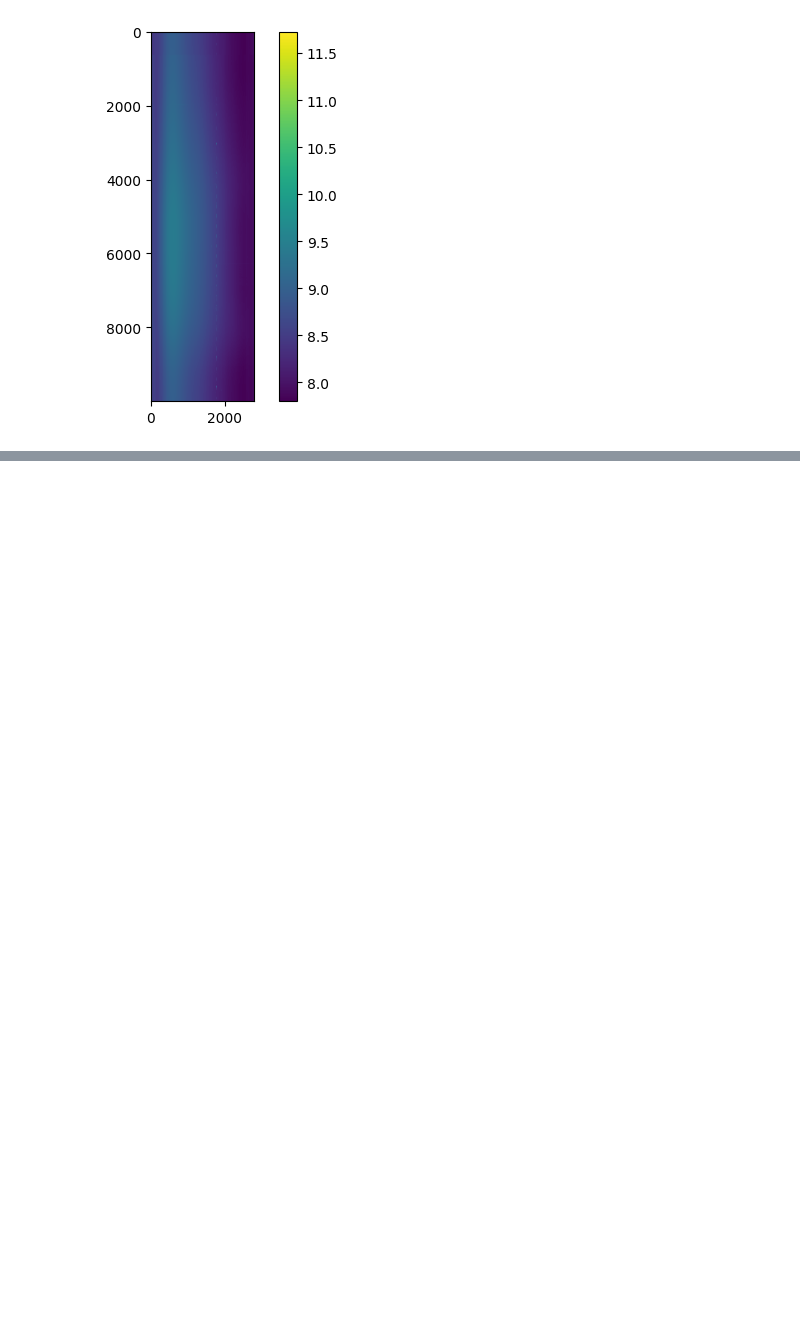
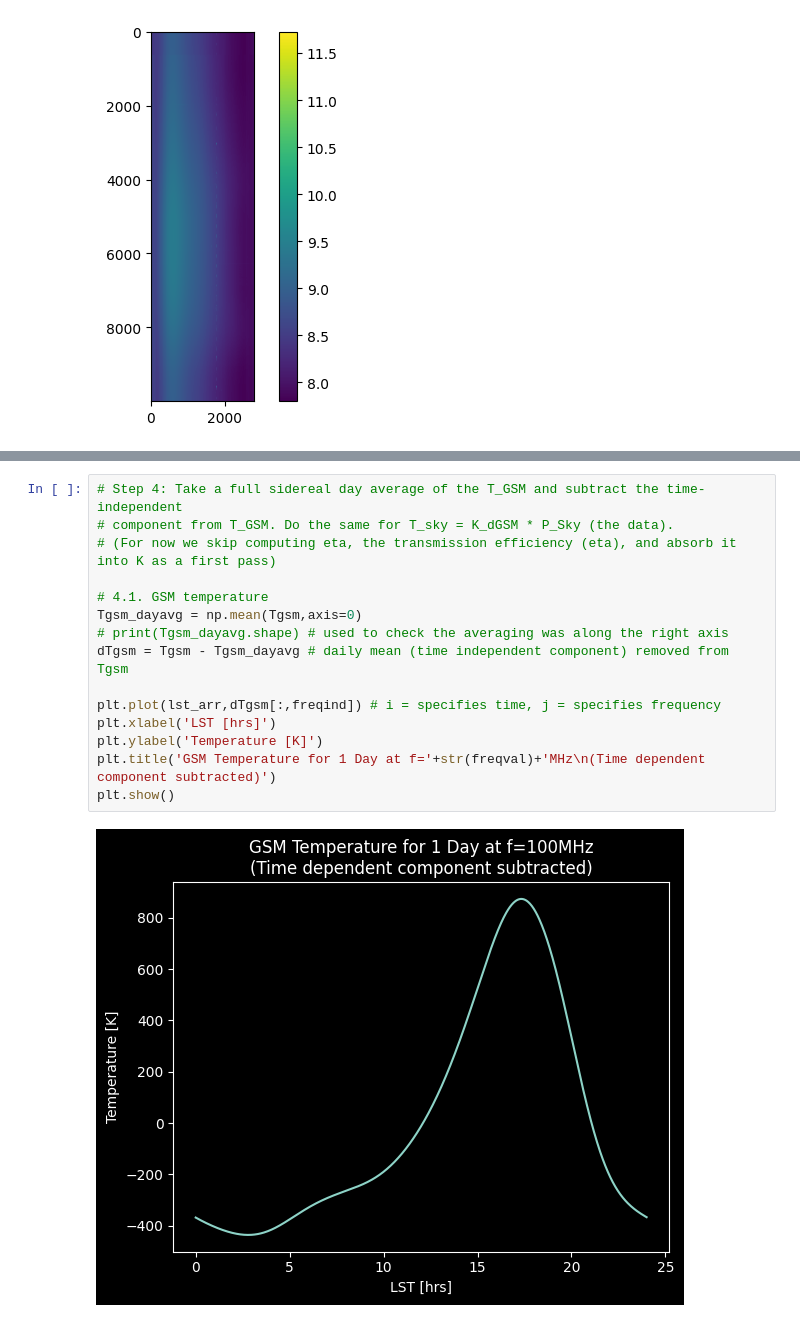
Before and after one commit to PRIZM-Experiment/prizm-calibration, a Jupyter notebook: LaurieExploration.ipynb, the cells around one changed output, grey strips where cells are left out. Drawn from its saved outputs; the diff is of its cells as text; blank space fills up the shorter version.

```diff
--- a/LaurieExploration.ipynb
+++ b/LaurieExploration.ipynb
@@ -180,0 +354,17 @@ plt.show()
+# %%
+# Step 4: Take a full sidereal day average of the T_GSM and subtract the time-independent
+# component from T_GSM. Do the same for T_sky = K_dGSM * P_Sky (the data).
+# (For now we skip computing eta, the transmission efficiency (eta), and absorb it into K as a first pass)
+
+# 4.1. GSM temperature
+Tgsm_dayavg = np.mean(Tgsm,axis=0)
+# print(Tgsm_dayavg.shape) # used to check the averaging was along the right axis
+dTgsm = Tgsm - Tgsm_dayavg # daily mean (time independent component) removed from Tgsm
+
+plt.plot(lst_arr,dTgsm[:,freqind]) # i = specifies time, j = specifies frequency
+plt.xlabel('LST [hrs]')
+plt.ylabel('Temperature [K]')
+plt.title('GSM Temperature for 1 Day at f='+str(freqval)+'MHz\n(Time dependent component subtracted)')
+plt.show()
+# %% [output]
+[figure, added]
```
Also changed, not shown: parts of 19 cells of this notebook, 7 other files.
